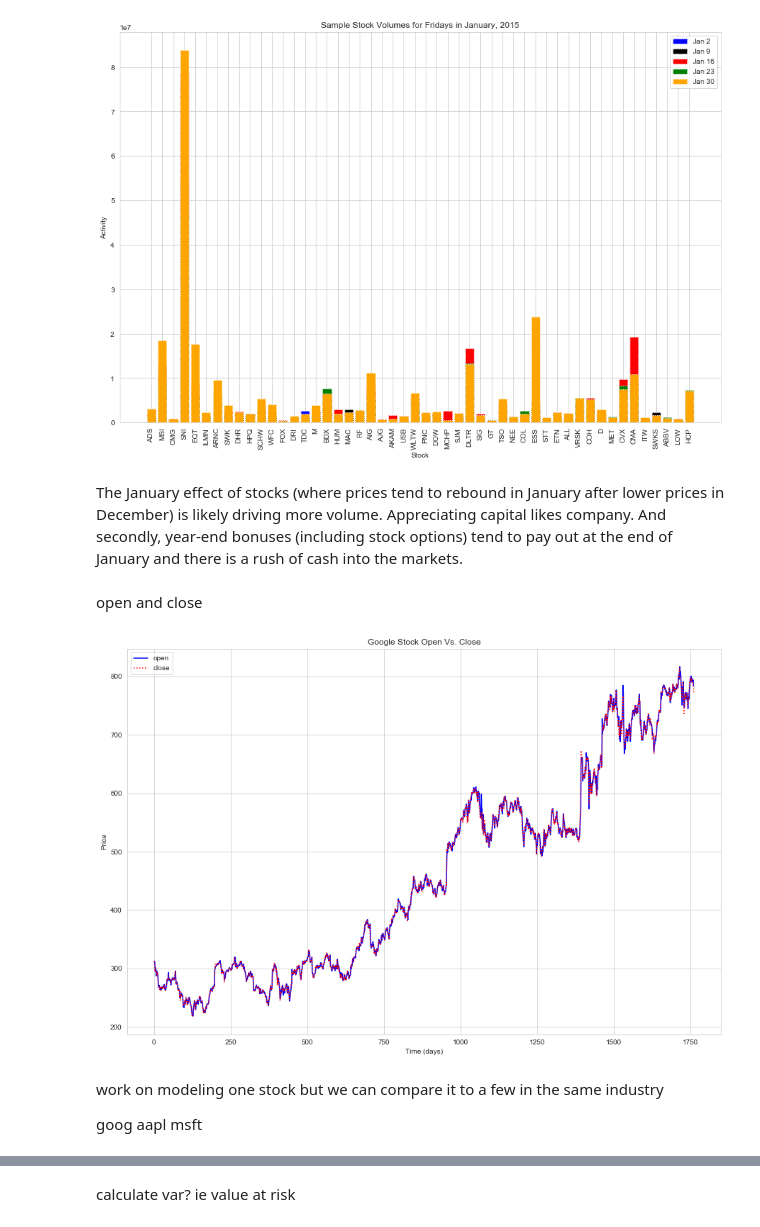
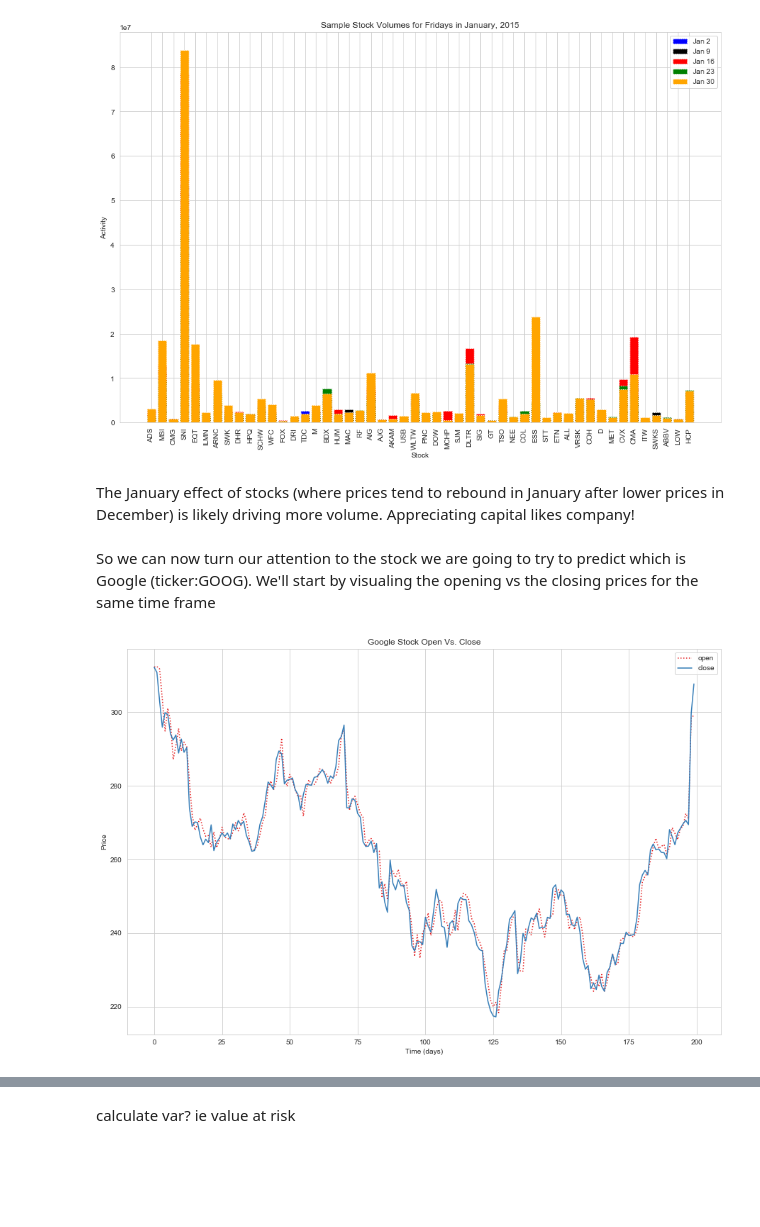
Before and after one commit to MissAle17/dsc-4-final-project-online-ds-sp-000, a Jupyter notebook: student.ipynb, the cells around one changed output, grey strips where cells are left out. Saved outputs shown, nothing was run; the diff lists cells and outputs as text; code cells hidden in the pictures; blank space fills up the shorter version.

```diff
--- a/student.ipynb
+++ b/student.ipynb
@@ -257,24 +257,18 @@ plt.show()
 # %% [output]
 [figure]
 # %% [markdown]
-The January effect of stocks (where prices tend to rebound in January after lower prices in December) is likely driving more volume.  Appreciating capital likes company.  And secondly, year-end bonuses (including stock options) tend to pay out at the end of January and there is a rush of cash into the markets.
+The January effect of stocks (where prices tend to rebound in January after lower prices in December) is likely driving more volume.  Appreciating capital likes company!
-# %% [markdown]
-open and close
+# %% [markdown]
+So we can now turn our attention to the stock we are going to try to predict which is Google (ticker:GOOG).  We'll start by visualing the opening vs the closing prices for the same time frame
 # %%
 plt.figure(figsize=(15, 10));
-
-plt.plot(df[df.symbol == 'GOOG'].open.values, color='blue',linestyle = '-', label='open')
-plt.plot(df[df.symbol == 'GOOG'].close.values, color='red',linestyle = ':', label='close')
+#Truncacted to the first 200 days for clearer visual
+plt.plot(df[df.symbol == 'GOOG'].open.values[:200],linestyle = ':', label='open')
+plt.plot(df[df.symbol == 'GOOG'].close.values[:200],linestyle = '-', label='close')
 plt.title('Google Stock Open Vs. Close')
 plt.xlabel('Time (days)')
 plt.ylabel('Price')
 plt.legend(loc='best')
 plt.show()
 # %% [output]
-[figure, old version]
+[figure, new version]
-# %% [markdown]
-work on modeling one stock but we can compare it to a few in the same industry
-
-goog
-aapl
-msft
```
Also changed, not shown: parts of 4 cells of this notebook.
